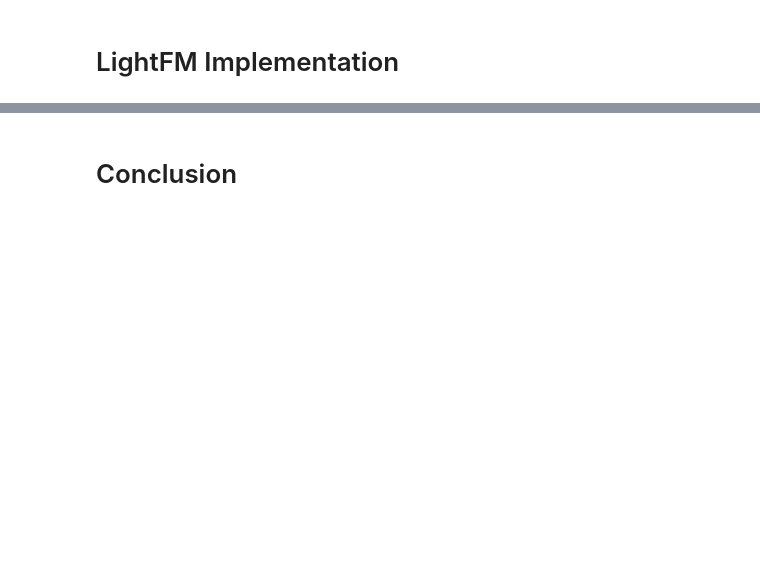
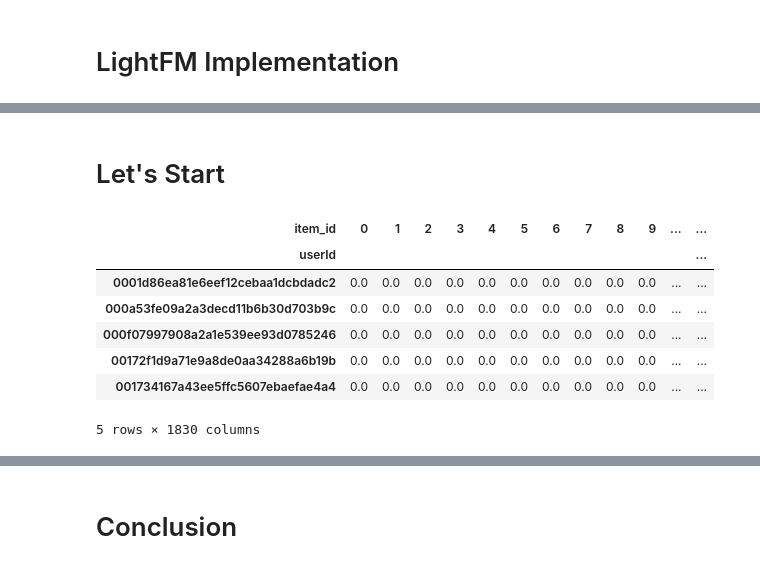
Before and after one commit to efe-v2/case-study, a Jupyter notebook: recommendation-system-final.ipynb, the cells around one changed output, grey strips where cells are left out. Drawn from its saved outputs; the diff is of its cells as text; code cells hidden in the pictures; blank space fills up the shorter version.

```diff
--- a/recommendation-system-final.ipynb
+++ b/recommendation-system-final.ipynb
@@ -1264,0 +1276,41 @@ train_interactions, _ = dataset.build_interactions(
+# %%
+def create_interaction_matrix(df, user_col, item_col, rating_col, norm=False, threshold=None,show=False):
+    # Group by user and item
+    grouped = df.groupby([user_col, item_col])[rating_col]
+
+    # Sum the ratings
+    summed = grouped.sum()
+
+    # Unstack to create the matrix
+    unstacked = summed.unstack()
+
+    # Reset index
+    reset = unstacked.reset_index()
+
+    # Fill NaN values with 0
+    filled = reset.fillna(0)
+
+    # Set user_col as index
+    interactions = filled.set_index(user_col)
+
+    # Normalize if required
+    if norm:
+        interactions = interactions.applymap(lambda x: 1 if x > threshold else 0)
+        print("\nNormalized Interaction Matrix:\n", interactions)
+
+    if show:
+        print("-------------------------")
+        print("Grouped DataFrame:\n", grouped.size().unstack(fill_value=0))
+        print("-------------------------")
+        print("\nSummed Ratings:\n", summed)
+        print("-------------------------")
+        print("\nUnstacked DataFrame:\n", unstacked)
+        print("-------------------------")
+        print("\nReset Index DataFrame:\n", reset)
+        print("-------------------------")
+        print("\nFilled NaN DataFrame:\n", filled)
+        print("-------------------------")
+        print("\nFinal Interaction Matrix:\n", interactions)
+        print("-------------------------")
+
+    return interactions
@@ -1264,0 +1490,14 @@ train_interactions, _ = dataset.build_interactions(
+# %% [markdown]
+# Let's Start
+# %%
+interactions = create_interaction_matrix(df = df_freq, user_col = "userId", item_col = 'item_id', rating_col = 'freq', norm= False, threshold = None)
+interactions.head()
+# %% [output]
+| item_id | 0 | 1 | 2 | 3 | 4 | 5 | 6 | 7 | 8 | 9 | ... | ... |
+| userId |  |  |  |  |  |  |  |  |  |  |  | ... |
+| 0001d86ea81e6eef12cebaa1dcbdadc2 | 0.0 | 0.0 | 0.0 | 0.0 | 0.0 | 0.0 | 0.0 | 0.0 | 0.0 | 0.0 | ... | ... |
+| 000a53fe09a2a3decd11b6b30d703b9c | 0.0 | 0.0 | 0.0 | 0.0 | 0.0 | 0.0 | 0.0 | 0.0 | 0.0 | 0.0 | ... | ... |
+| 000f07997908a2a1e539ee93d0785246 | 0.0 | 0.0 | 0.0 | 0.0 | 0.0 | 0.0 | 0.0 | 0.0 | 0.0 | 0.0 | ... | ... |
+| 00172f1d9a71e9a8de0aa34288a6b19b | 0.0 | 0.0 | 0.0 | 0.0 | 0.0 | 0.0 | 0.0 | 0.0 | 0.0 | 0.0 | ... | ... |
+| 001734167a43ee5ffc5607ebaefae4a4 | 0.0 | 0.0 | 0.0 | 0.0 | 0.0 | 0.0 | 0.0 | 0.0 | 0.0 | 0.0 | ... | ... |
+5 rows × 1830 columns
```
Also changed, not shown: parts of 64 cells of this notebook, 23 other files.
